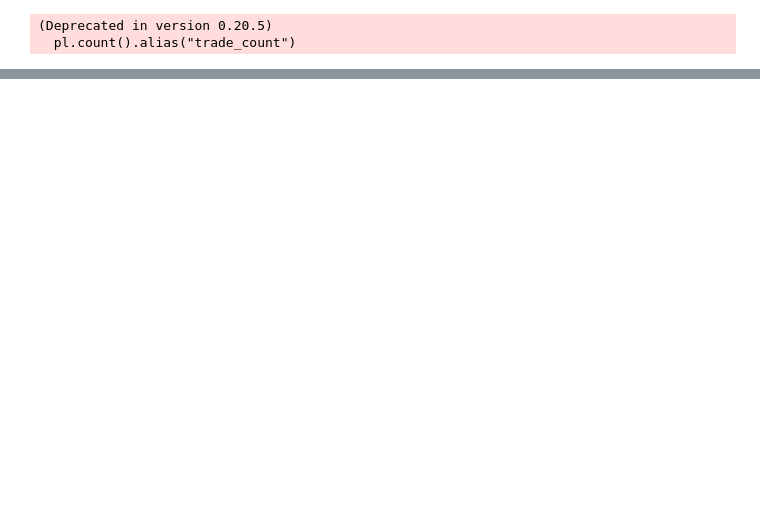
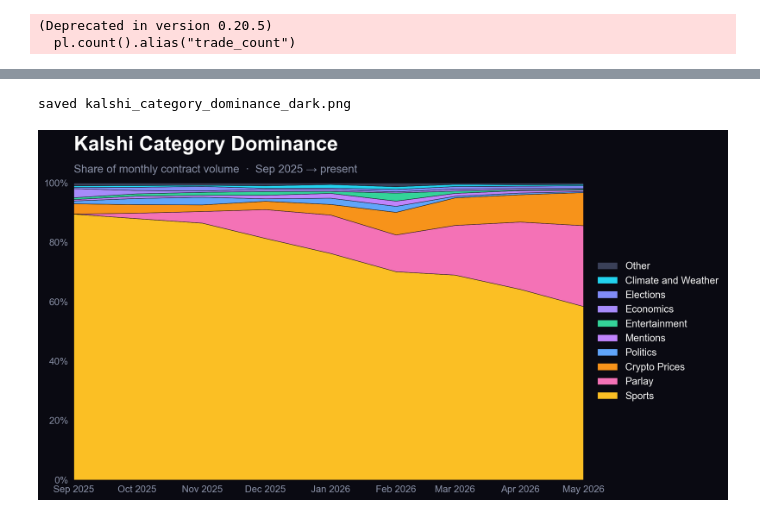
Before and after one commit to warproxxx/kalshi_analysis, a Jupyter notebook: 2Category Analysis.ipynb, the cells around one changed output, grey strips where cells are left out. Drawn from its saved outputs; the diff is of its cells as text; code cells hidden in the pictures; blank space fills up the shorter version.

```diff
--- a/2Category Analysis.ipynb
+++ b/2Category Analysis.ipynb
@@ -282,0 +297,73 @@ Sports gets color: #FFD93D
+# %%
+# ---- Dark-mode category dominance chart, exported for X (16:9, 2560x1440) ----
+import matplotlib.pyplot as plt
+import matplotlib.dates as mdates
+from matplotlib.ticker import FuncFormatter
+
+# dark palette
+BG   = '#0A0A12'   # near-black navy
+TX   = '#FFFFFF'   # title / labels
+MUT  = '#8B92A8'   # muted gray (ticks, subtitle)
+GRID = '#1A1E2C'   # subtle grid
+
+COLORS = {
+    'Sports':              '#FBBF24',  # amber (dominant, bottom)
+    'Parlay':              '#F472B6',  # pink  (the growth story)
+    'Crypto Prices':       '#F7931A',  # bitcoin orange
+    'Politics':            '#60A5FA',  # blue
+    'Economics':           '#A78BFA',  # purple
+    'Entertainment':       '#34D399',  # emerald
+    'Climate and Weather': '#22D3EE',  # cyan
+    'Financials':          '#FB7185',  # rose
+    'Elections':           '#818CF8',  # indigo
+    'Mentions':            '#C084FC',  # violet
+    'Other':               '#3A4058',  # muted slate
+}
+FALLBACK = ['#94A3B8', '#64748B', '#475569']
+
+d = data.copy().sort_values('month')
+cats = [c for c in d.columns if c != 'month']
+
+# keep the biggest categories, roll the long tail into "Other"
+TOPN = 9
+top = list(d[cats].mean().sort_values(ascending=False).index[:TOPN])
+rest = [c for c in cats if c not in top]
+if rest:
+    d['Other'] = d[rest].sum(axis=1)
+
+# stack order: Sports at the bottom, then by size, "Other" on top
+order = ['Sports'] + [c for c in top if c != 'Sports'] + (['Other'] if rest else [])
+colors = [COLORS.get(c, FALLBACK[i % len(FALLBACK)]) for i, c in enumerate(order)]
+
+fig, ax = plt.subplots(figsize=(12.8, 7.2), dpi=200)
+fig.patch.set_facecolor(BG); ax.set_facecolor(BG)
+
+ax.stackplot(d['month'], *[d[c].values for c in order],
+             labels=order, colors=colors, edgecolor=BG, linewidth=0.5)
+
+ax.set_xlim(d['month'].min(), d['month'].max()); ax.set_ylim(0, 100)
+ax.text(0, 1.11, 'Kalshi Category Dominance', transform=ax.transAxes,
+        fontsize=25, fontweight='bold', color=TX)
+ax.text(0, 1.035, 'Share of monthly contract volume  ·  Sep 2025 → present',
+        transform=ax.transAxes, fontsize=14, color=MUT)
+
+ax.yaxis.set_major_formatter(FuncFormatter(lambda v, _: f'{int(v)}%'))
+ax.xaxis.set_major_locator(mdates.MonthLocator())
+ax.xaxis.set_major_formatter(mdates.DateFormatter('%b %Y'))
+ax.tick_params(colors=MUT, labelsize=12)
+for s in ax.spines.values():
+    s.set_visible(False)
+ax.grid(axis='y', color=GRID, linewidth=1); ax.set_axisbelow(True)
+
+handles, labels = ax.get_legend_handles_labels()
+ax.legend(handles[::-1], labels[::-1], loc='center left', bbox_to_anchor=(1.01, 0.5),
+          frameon=False, fontsize=12.5, labelcolor=TX)
+
+plt.subplots_adjust(top=0.83, right=0.82)
+plt.savefig('kalshi_category_dominance_dark.png', bbox_inches='tight',
+            facecolor=BG, pad_inches=0.4)
+print('saved kalshi_category_dominance_dark.png')
+plt.show()
+# %% [output]
+saved kalshi_category_dominance_dark.png
+[figure, added]
```
Also changed, not shown: parts of 6 cells of this notebook, 5 other files.
